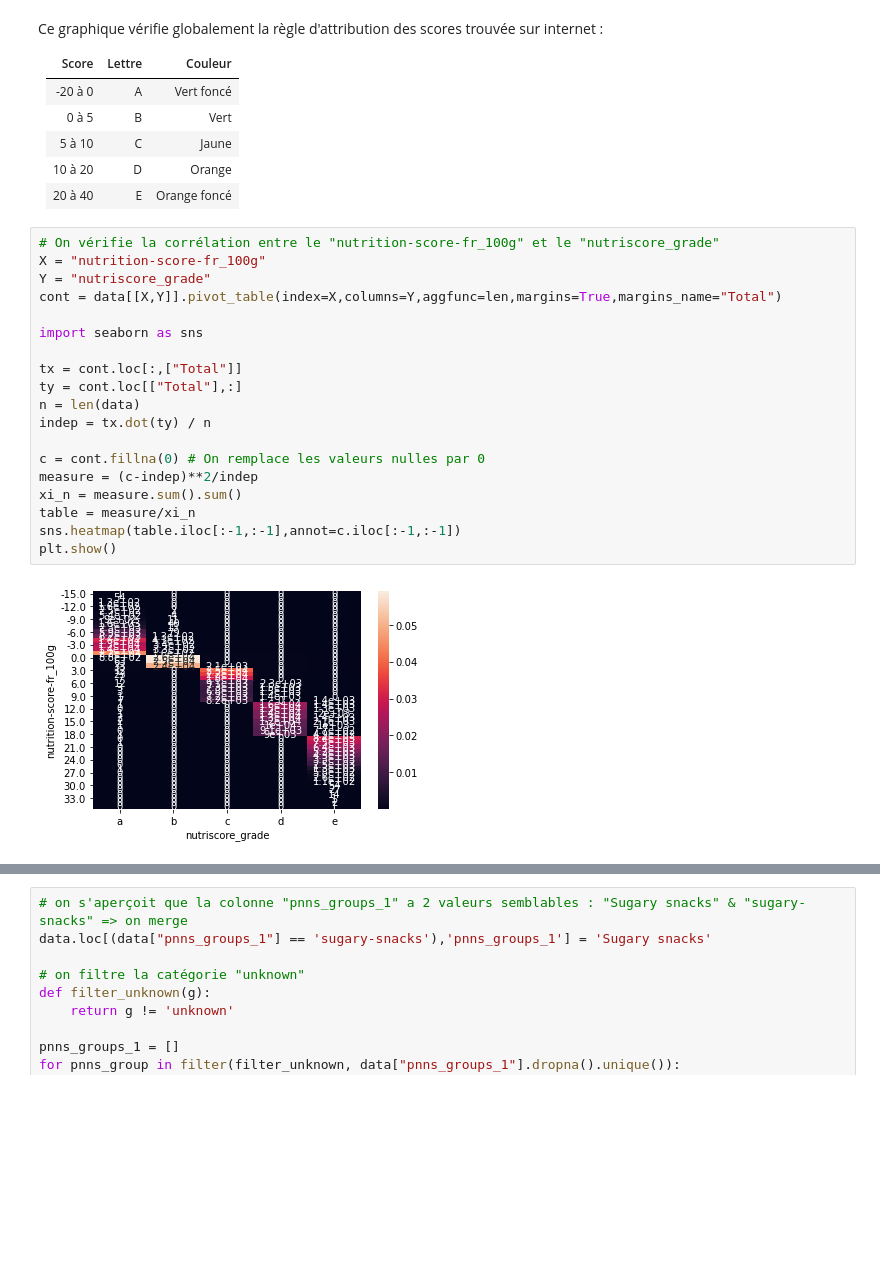
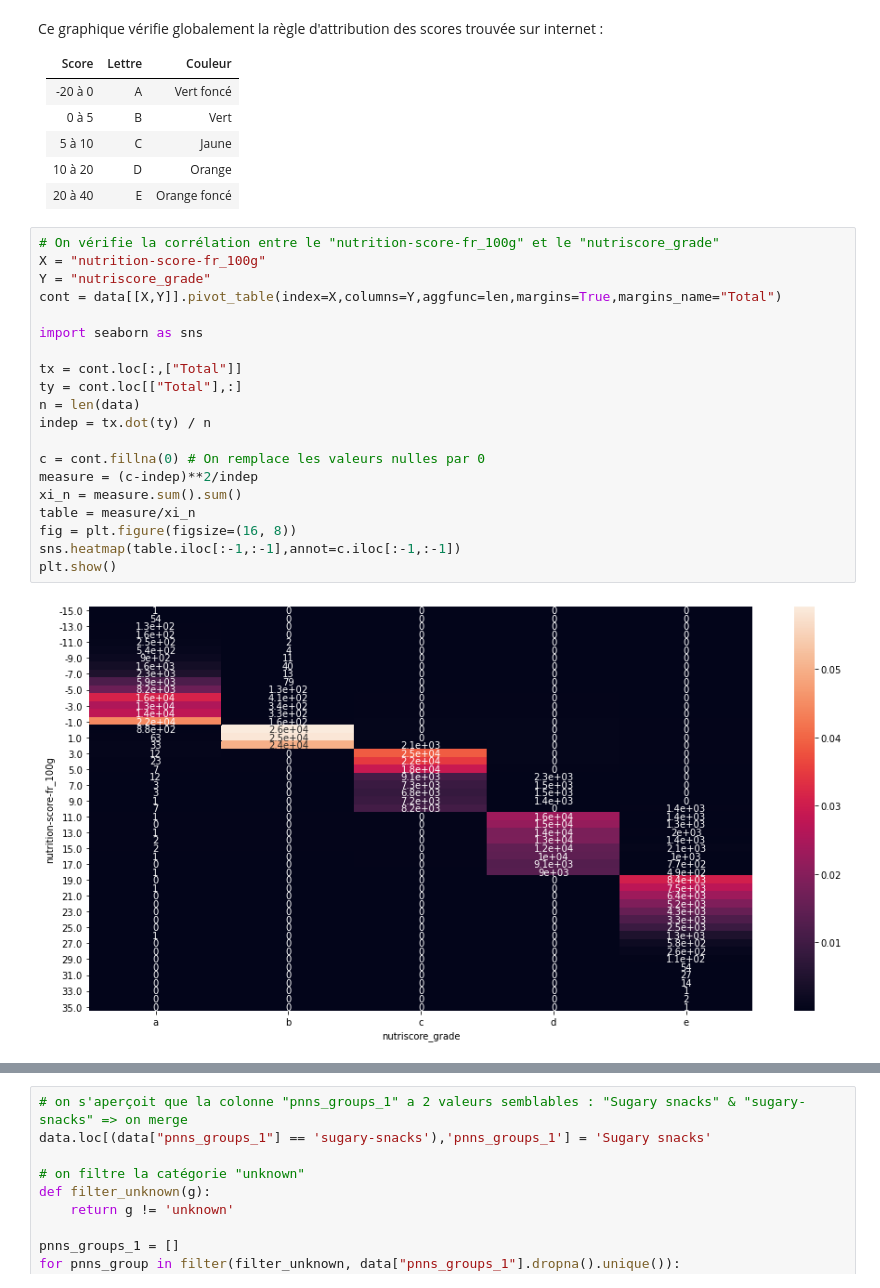
Before and after one commit to JulienGremillot/OpenClassrooms_Ingenieur_Machine_Learning, a Jupyter notebook: Concevez une application au service de la santé publique/Concevez une application au service de la santé publique 02 - Exploration.ipynb, the cells around one changed output, grey strips where cells are left out. Cells and saved outputs as stored; diff of their text form; blank space fills up the shorter version.

```diff
--- a/Concevez une application au service de la santé publique/Concevez une application au service de la santé publique 02 - Exploration.ipynb
+++ b/Concevez une application au service de la santé publique/Concevez une application au service de la santé publique 02 - Exploration.ipynb
@@ -92,21 +92,22 @@ Ce graphique vérifie globalement la règle d'attribution des scores trouvée su
 # %%
 # On vérifie la corrélation entre le "nutrition-score-fr_100g" et le "nutriscore_grade"
 X = "nutrition-score-fr_100g"
 Y = "nutriscore_grade"
 cont = data[[X,Y]].pivot_table(index=X,columns=Y,aggfunc=len,margins=True,margins_name="Total")
 
 import seaborn as sns
 
 tx = cont.loc[:,["Total"]]
 ty = cont.loc[["Total"],:]
 n = len(data)
 indep = tx.dot(ty) / n
 
 c = cont.fillna(0) # On remplace les valeurs nulles par 0
 measure = (c-indep)**2/indep
 xi_n = measure.sum().sum()
 table = measure/xi_n
+fig = plt.figure(figsize=(16, 8))
 sns.heatmap(table.iloc[:-1,:-1],annot=c.iloc[:-1,:-1])
 plt.show()
 # %% [output]
-[figure, old version]
+[figure, new version]
```
Also changed, not shown: parts of 18 cells of this notebook.
